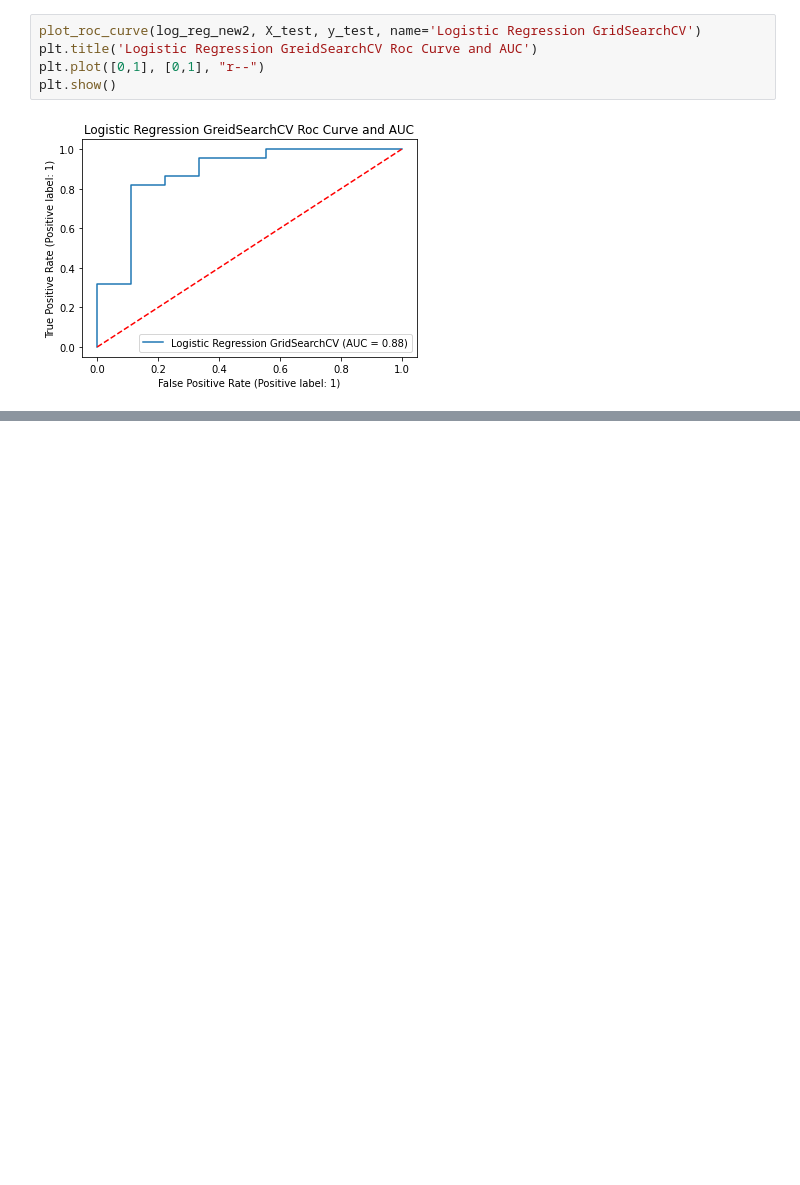
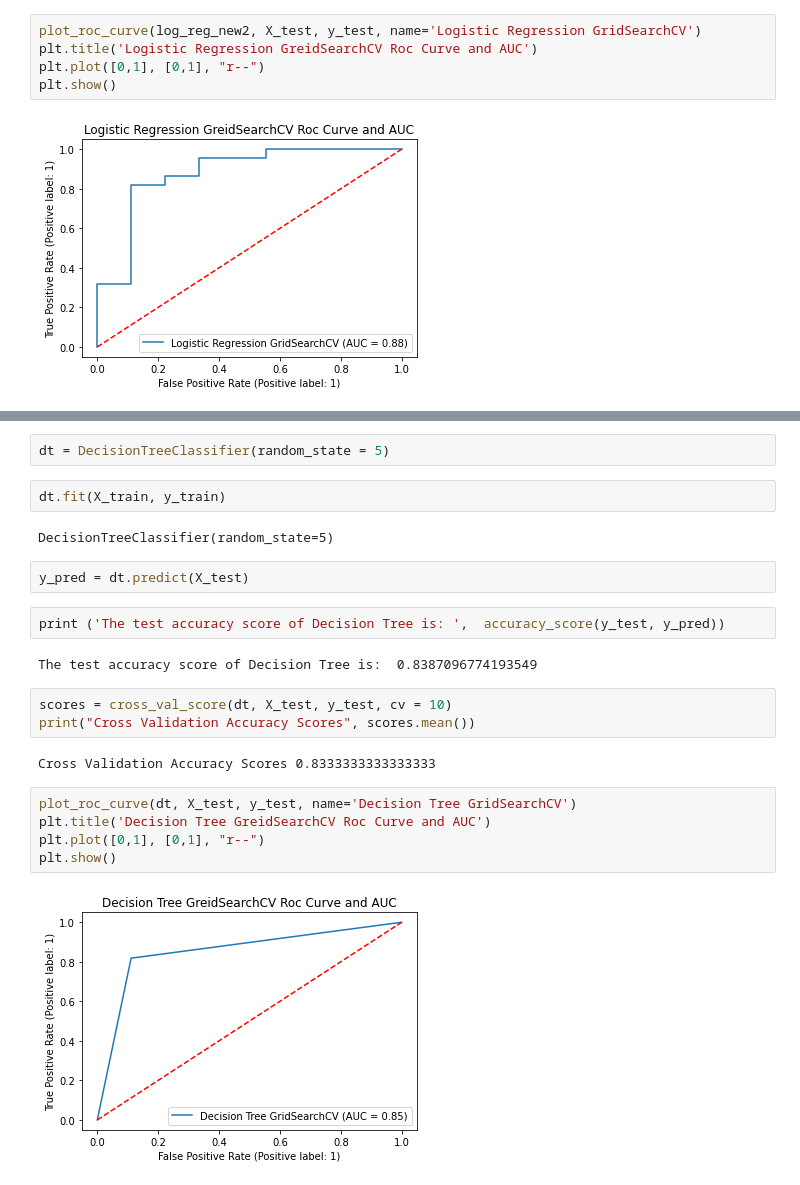
Before and after one commit to TaeMD/ML-projects, a Jupyter notebook: heart-attack-analysis.ipynb, the cells around one changed output, grey strips where cells are left out. Cells and saved outputs as stored; diff of their text form; blank space fills up the shorter version.

```diff
--- a/heart-attack-analysis.ipynb
+++ b/heart-attack-analysis.ipynb
@@ -1284,0 +1289,24 @@ plt.show()
+# %%
+dt = DecisionTreeClassifier(random_state = 5)
+# %%
+dt.fit(X_train, y_train)
+# %% [output]
+DecisionTreeClassifier(random_state=5)
+# %%
+y_pred = dt.predict(X_test)
+# %%
+print ('The test accuracy score of Decision Tree is: ',  accuracy_score(y_test, y_pred))
+# %% [output]
+The test accuracy score of Decision Tree is:  0.8387096774193549
+# %%
+scores = cross_val_score(dt, X_test, y_test, cv = 10)
+print("Cross Validation Accuracy Scores", scores.mean())
+# %% [output]
+Cross Validation Accuracy Scores 0.8333333333333333
+# %%
+plot_roc_curve(dt, X_test, y_test, name='Decision Tree GridSearchCV')
+plt.title('Decision Tree GreidSearchCV Roc Curve and AUC')
+plt.plot([0,1], [0,1], "r--")
+plt.show()
+# %% [output]
+[figure, added]
```
Also changed, not shown: parts of 2 cells of this notebook.
